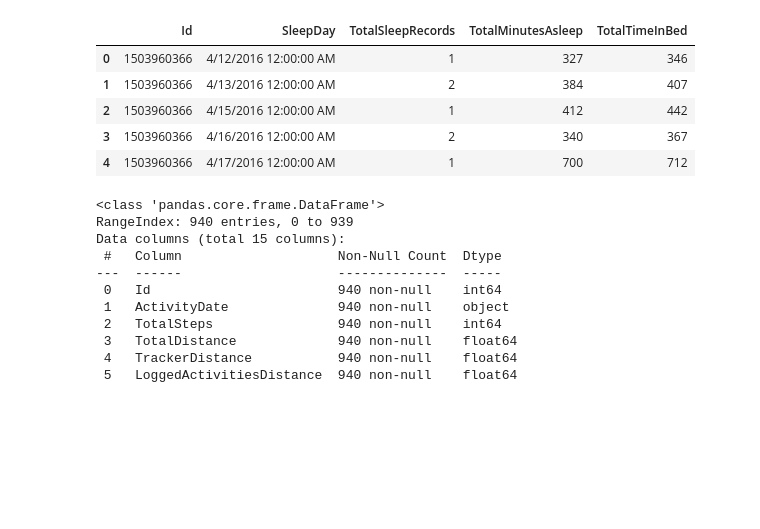
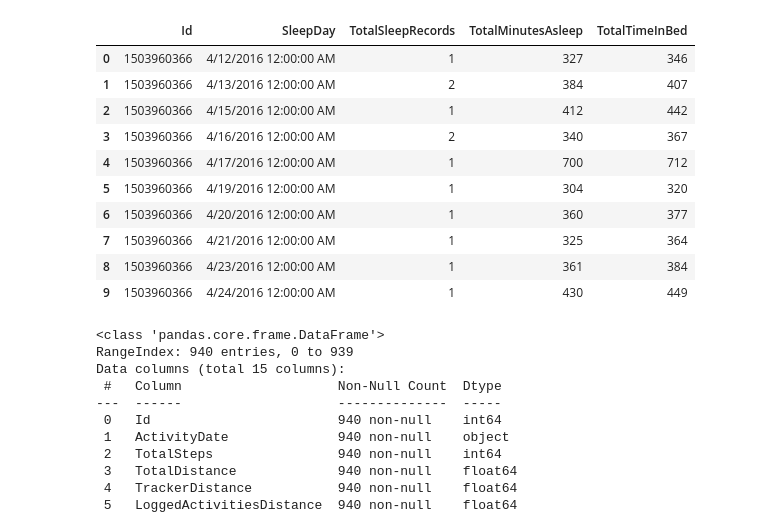
Before and after one commit to aradhyasinghgangwar/RealEstate_PricePrediction, a Jupyter notebook: Fitbit.ipynb, the cells around one changed output. Saved outputs shown, nothing was run; the diff lists cells and outputs as text; code cells hidden in the pictures; blank space fills up the shorter version.

```diff
--- a/Fitbit.ipynb
+++ b/Fitbit.ipynb
@@ -11,14 +11,19 @@ hourly_calories=pd.read_csv("C:\\Users\\Aradhya Singh\\Downloads\\hourlyCalories
 hourly_steps=pd.read_csv("C:\\Users\\Aradhya Singh\\Downloads\\hourlySteps_merged.csv")
 heart_rate=pd.read_csv("C:\\Users\\Aradhya Singh\\Downloads\\heartrate_seconds_merged.csv")
 # %%
-daily_sleep.head()
+daily_sleep.head(10)
 # %% [output]
 |  | Id | SleepDay | TotalSleepRecords | TotalMinutesAsleep | TotalTimeInBed |
 | 0 | 1503960366 | 4/12/2016 12:00:00 AM | 1 | 327 | 346 |
 | 1 | 1503960366 | 4/13/2016 12:00:00 AM | 2 | 384 | 407 |
 | 2 | 1503960366 | 4/15/2016 12:00:00 AM | 1 | 412 | 442 |
 | 3 | 1503960366 | 4/16/2016 12:00:00 AM | 2 | 340 | 367 |
 | 4 | 1503960366 | 4/17/2016 12:00:00 AM | 1 | 700 | 712 |
+| 5 | 1503960366 | 4/19/2016 12:00:00 AM | 1 | 304 | 320 |
+| 6 | 1503960366 | 4/20/2016 12:00:00 AM | 1 | 360 | 377 |
+| 7 | 1503960366 | 4/21/2016 12:00:00 AM | 1 | 325 | 364 |
+| 8 | 1503960366 | 4/23/2016 12:00:00 AM | 1 | 361 | 384 |
+| 9 | 1503960366 | 4/24/2016 12:00:00 AM | 1 | 430 | 449 |
 # %%
 daily_activity.info()
 
```
Also changed, not shown: parts of 1 cell of this notebook.
